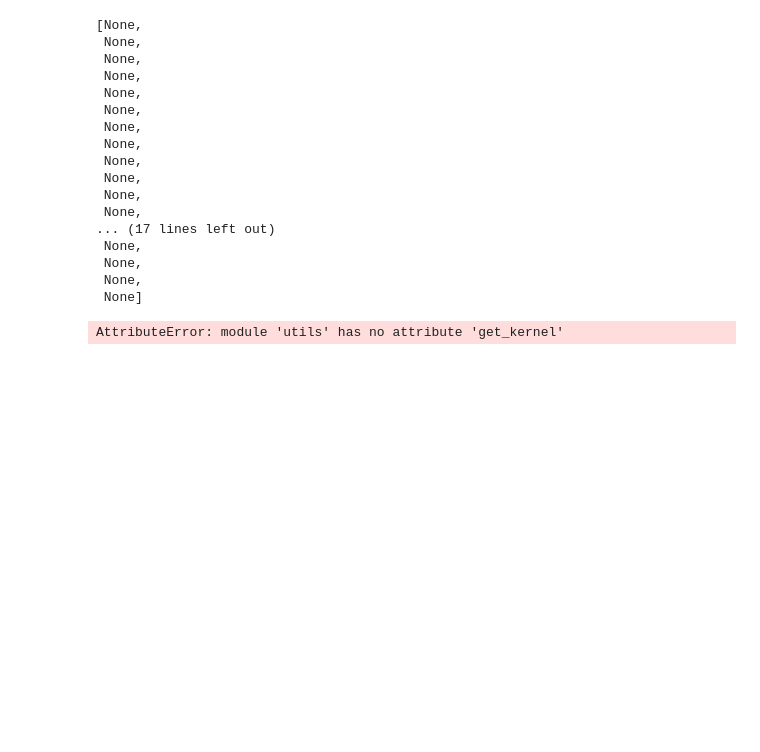
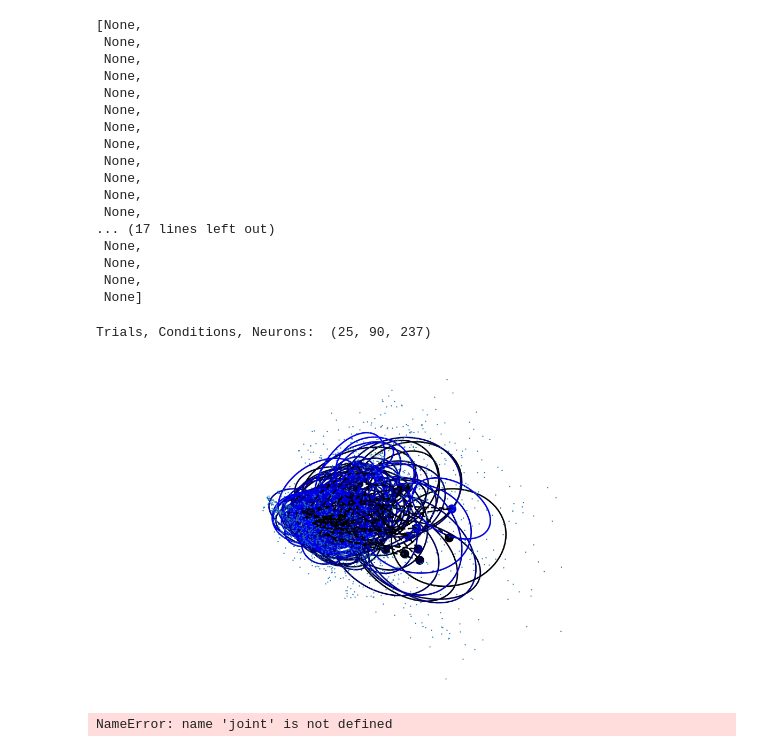
Before and after one commit to jmourabarbosa/shapemetrics_journalpaper, a Jupyter notebook: ibl_analyses/notebooks/wishart.ipynb, the cells around one changed output. Saved outputs shown, nothing was run; the diff lists cells and outputs as text; code cells hidden in the pictures; blank space fills up the shorter version.

Commit message:
added wishart

```diff
--- a/ibl_analyses/notebooks/wishart.ipynb
+++ b/ibl_analyses/notebooks/wishart.ipynb
@@ -157,8 +157,8 @@ variational_params = {
 # %%
 # Needs Wishart installed and added to the path
 # https://github.com/neurostatslab/wishart-process
-path = '/mnt/home/anejatbakhsh/Desktop/Projects/'
-sys.path.insert(1,path+'Wishart-Process/codes/')
+path = '../../'
+sys.path.insert(0,path+'wishart-process/')
 
 import models
 import inference
@@ -208,34 +208,36 @@ compared['grand-empirical'] = jnp.repeat(empirical[:,:,None],y.shape[1],2)
 # %%
 mu_empirical = y.mean(0)
 sigma_empirical = compared['empirical'].transpose(2,0,1)
 visualizations.visualize_pc(
     mu_empirical[:,None],
     .1*sigma_empirical,
     pc=y.reshape(y.shape[0]*y.shape[1],-1),
     dotsize=500,
     linewidth=2,
     fontsize=30
 )
 
 # %%
 init = {'G':y.mean(0).T[:,None]}
 
 varfam = eval('inference.'+variational_params['guide'])(
     joint.model,init=init
 )
 optimizer = eval('optim.'+variational_params['optimizer']['type'])(
     variational_params['optimizer']['step_size']
 )
 key = jax.random.PRNGKey(seed)
 
 varfam.infer(
     optimizer,x,y,
     n_iter=variational_params['n_iter'],key=key,
     num_particles=variational_params['num_particles']
 )
 joint.update_params(varfam.posterior)
 # %% [output]
-AttributeError: module 'utils' has no attribute 'get_kernel'
+Trials, Conditions, Neurons:  (25, 90, 237)
+[figure, added]
+NameError: name 'joint' is not defined
 # %%
 # %%
 posterior = models.NormalGaussianWishartPosterior(joint,varfam,x)
```
Also changed, not shown: 3 other files.
